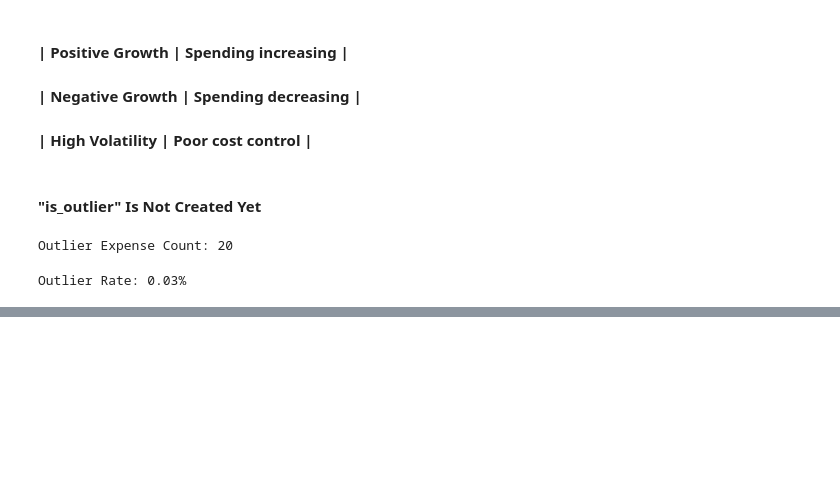
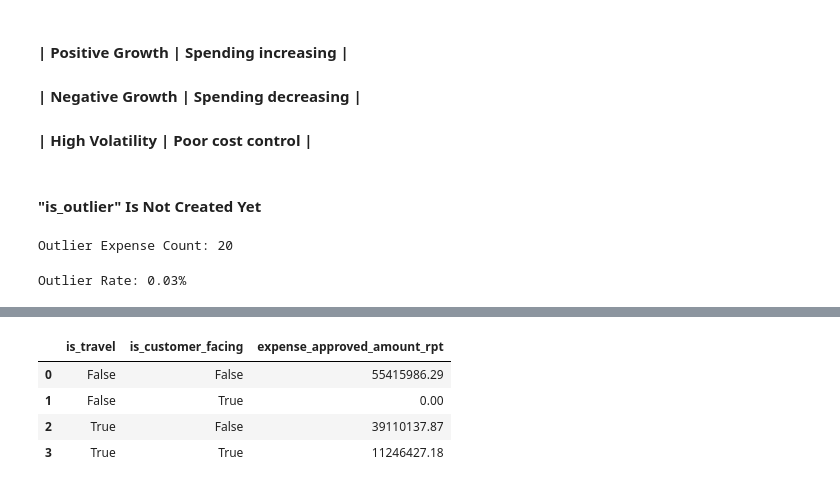
Before and after one commit to duggalvivekmr/orionx-travel-expense-kpis, a Jupyter notebook: orionx-travel-expense-kpis/notebooks/03_kpi_eda.ipynb, the cells around one changed output, grey strips where cells are left out. Cells and saved outputs as stored; diff of their text form; code cells hidden in the pictures; blank space fills up the shorter version.

```diff
--- a/orionx-travel-expense-kpis/notebooks/03_kpi_eda.ipynb
+++ b/orionx-travel-expense-kpis/notebooks/03_kpi_eda.ipynb
@@ -758,0 +788,9 @@ Outlier Rate: 0.03%
+# %%
+df_kpi = pd.read_parquet("../data/curated/kpi_travel_customer_matrix.parquet")
+df_kpi
+# %% [output]
+|  | is_travel | is_customer_facing | expense_approved_amount_rpt |
+| 0 | False | False | 55415986.29 |
+| 1 | False | True | 0.00 |
+| 2 | True | False | 39110137.87 |
+| 3 | True | True | 11246427.18 |
```
Also changed, not shown: parts of 6 cells of this notebook, 9 other files.
